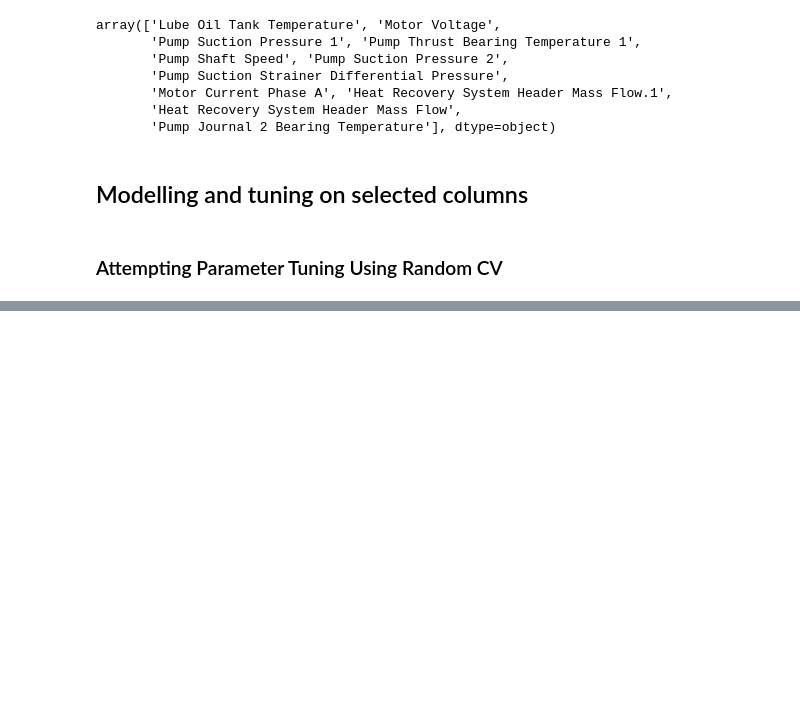
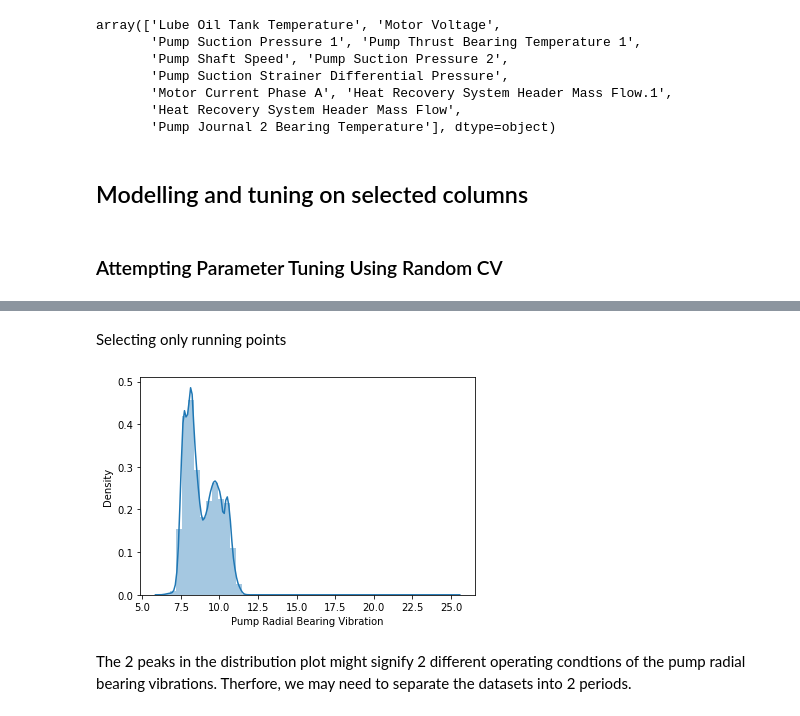
Before and after one commit to sonalS2210/mechademy-hiring-challenge, a Jupyter notebook: modelling.ipynb, the cells around one changed output, grey strips where cells are left out. Saved outputs shown, nothing was run; the diff lists cells and outputs as text; code cells hidden in the pictures; blank space fills up the shorter version.

```diff
--- a/modelling.ipynb
+++ b/modelling.ipynb
@@ -315,0 +555,10 @@ regressor.fit(X_train,y_train, eval_set=eval_set)
+# %% [markdown]
+Selecting only running points
+# %%
+sns.distplot(target[target['Pump Radial Bearing Vibration']>6]['Pump Radial Bearing Vibration'])
+plt.show()
+# %% [output]
+[figure, added]
+# %% [markdown]
+The 2 peaks in the distribution plot might signify 2 different operating condtions of the pump radial bearing vibrations.
+Therfore, we may need to separate the datasets into 2 periods.
```
Also changed, not shown: parts of 47 cells of this notebook.
